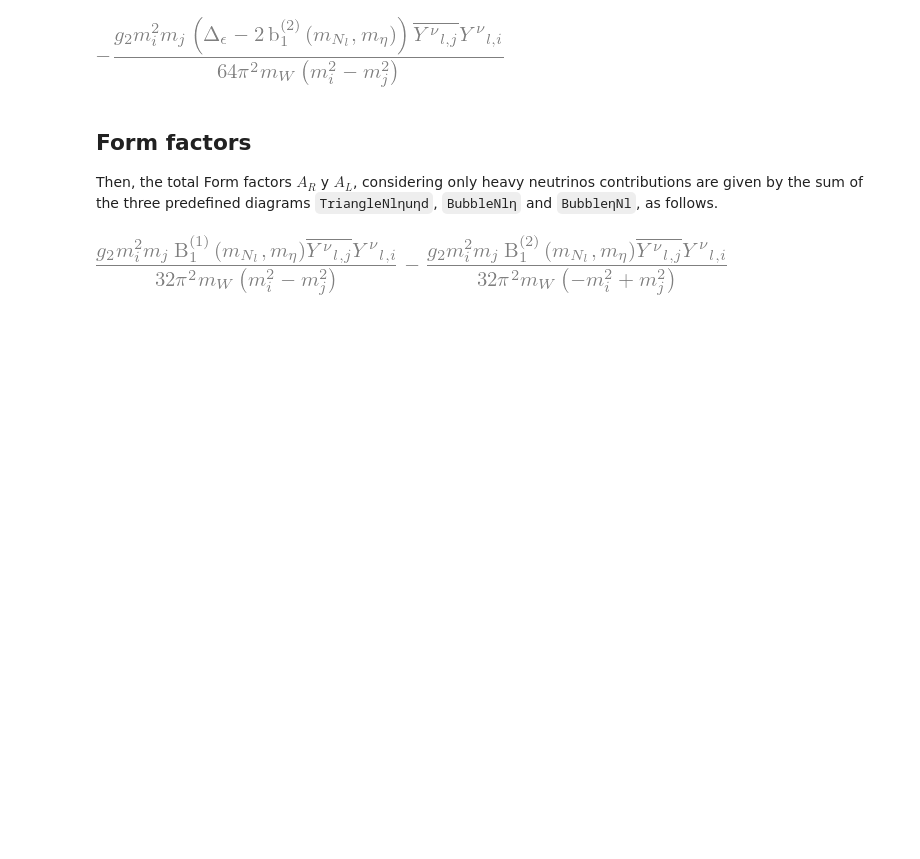
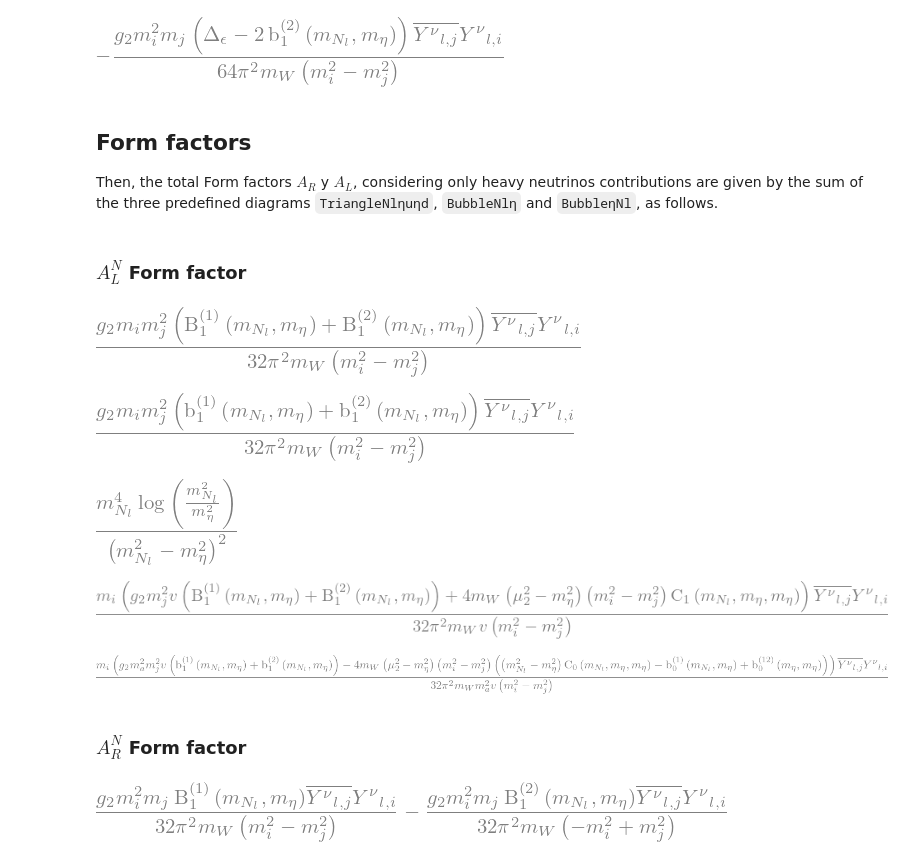
Before and after one commit to moiseszeleny/OneLoopLFVHD, a Jupyter notebook: Examples/Scotogenic Model/Heavy neutrino contribution.ipynb, the cells around one changed output. Saved outputs shown, nothing was run; the diff lists cells and outputs as text; code cells hidden in the pictures; blank space fills up the shorter version.

```diff
--- a/Examples/Scotogenic Model/Heavy neutrino contribution.ipynb
+++ b/Examples/Scotogenic Model/Heavy neutrino contribution.ipynb
@@ -165,6 +165,33 @@ BubbleηNl.AR().subs(lfvhd.cambiosDivFin(mNul,mη,mη)).simplify()
 ## Form factors
 
 Then, the total Form factors $A_R$ y $A_L$, considering only heavy neutrinos contributions are given by the sum of the three predefined diagrams `TriangleNlηuηd`, `BubbleNlη` and `BubbleηNl`, as follows.
+# %% [markdown]
+### $A_L^{N}$ Form factor
+# %%
+BubblesAL =  BubbleNlη.AL() + BubbleηNl.AL()
+BubblesAL.simplify()
+# %% [output]
+[figure, added]
+# %%
+BubblesAL.subs(lfvhd.cambiosDivFin(mNul,mη,mη)).simplify()
+# %% [output]
+[figure, added]
+# %%
+(lfvhd.b1_1(mNul,mη) + lfvhd.b2_1(mNul,mη)).subs(lfvhd.cambios_aprox(mNul,mη,mη))
+# %% [output]
+[figure, added]
+# %%
+ALN = TriangleNlηuηd.AL() + BubbleNlη.AL() + BubbleηNl.AL()
+ALN.simplify()
+# %% [output]
+[figure, added]
+# %%
+ALN = ALN.subs(lfvhd.cambiosDivFin(mNul,mη,mη)).simplify()
+ALN
+# %% [output]
+[figure, added]
+# %% [markdown]
+### $A_R^{N}$ Form factor
 # %%
 BubblesAR =  BubbleNlη.AR() + BubbleηNl.AR()
 BubblesAR
```
Also changed, not shown: parts of 37 cells of this notebook, 13 other files.
